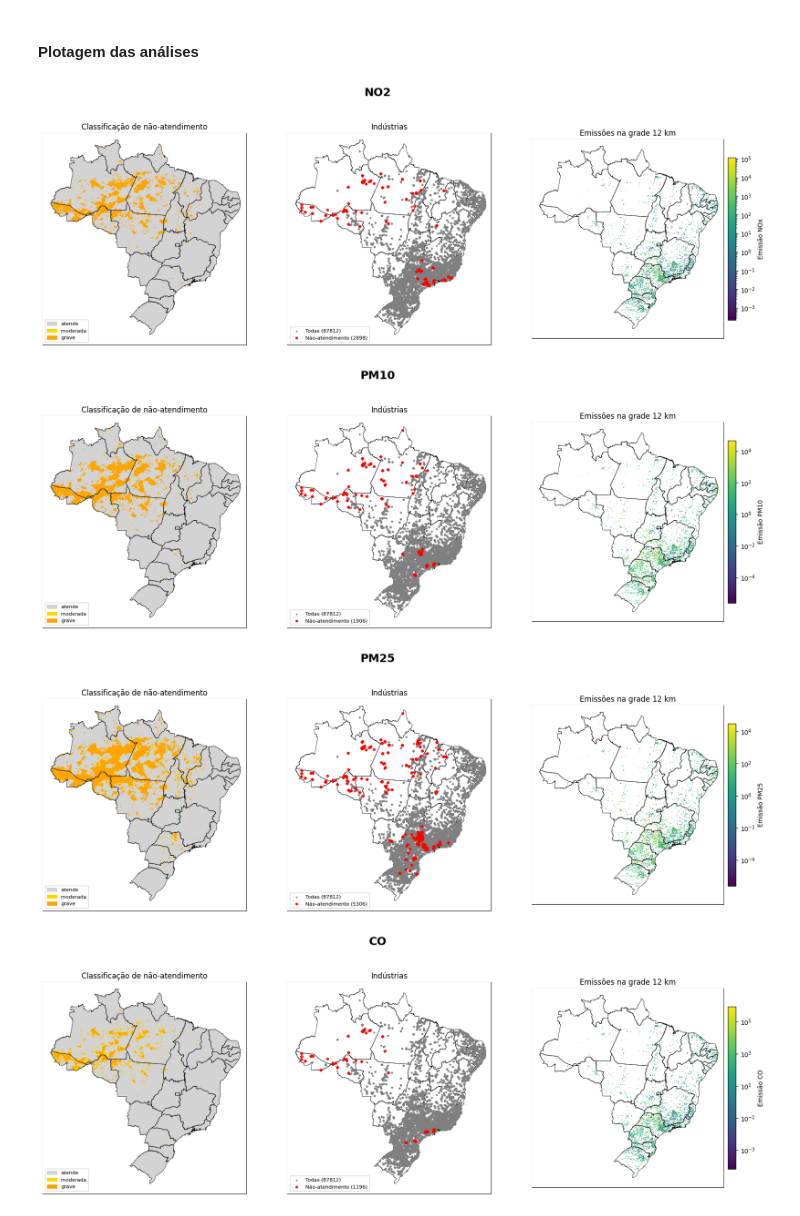
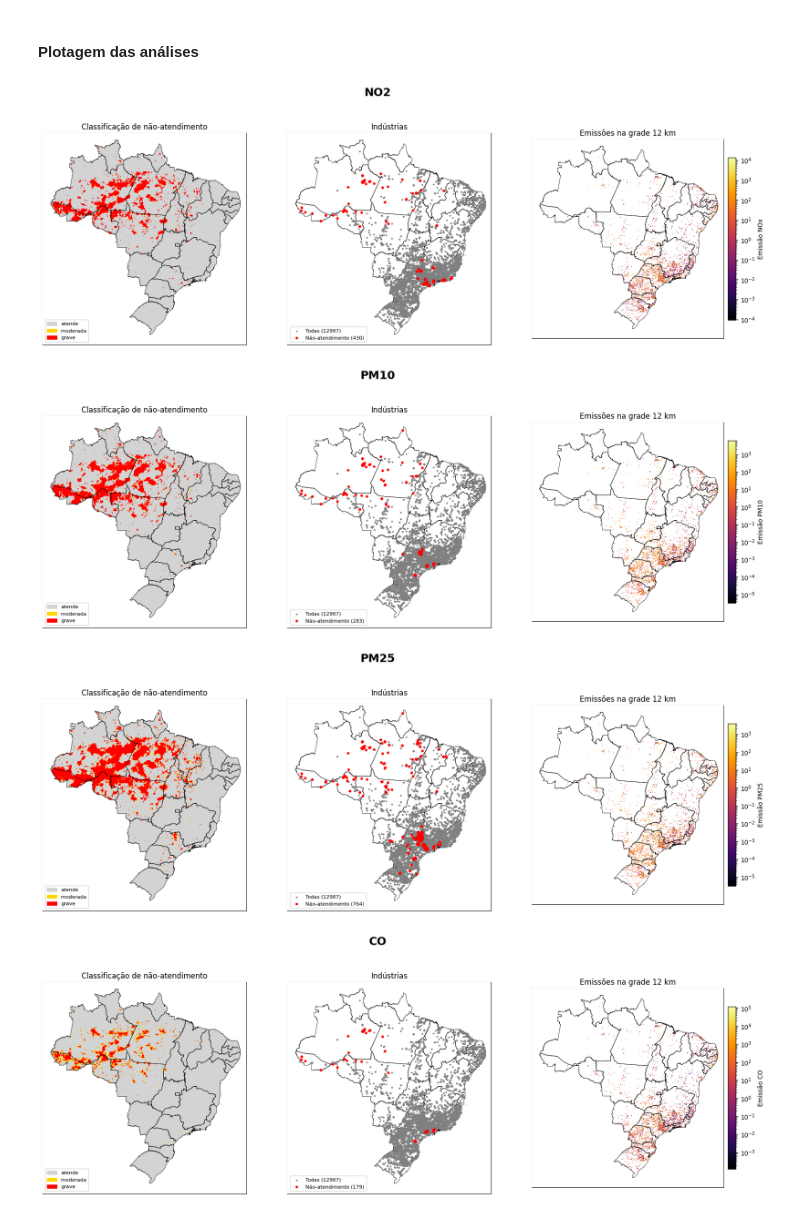
Before and after one commit to gabriellimasclg/Mestrado_GitHub, a Jupyter notebook: 007.2026 - AnaliseInvCMAQ/scripts/main.ipynb, the cells around one changed output. Drawn from its saved outputs; the diff is of its cells as text; code cells hidden in the pictures.

```diff
--- a/007.2026 - AnaliseInvCMAQ/scripts/main.ipynb
+++ b/007.2026 - AnaliseInvCMAQ/scripts/main.ipynb
@@ -94,9 +95,10 @@ Index(['CPF_CNPJ', 'MUNICIPIO', 'Latitude', 'Longitude', 'ESTADO',
 colunas_fab = chaves + poluentes_fab
 colunas_gab = chaves + poluentes_gab
 
-inv = pd.concat([
+inv_total = pd.concat([
     inv_fab[colunas_fab],
     inv_gab[colunas_gab]
 ], ignore_index=True)
 
+inv = inv_total[inv_total['ANO'] == 2023].copy()
 inv
@@ -437,7 +459,7 @@ brasil_4326 = brasil.to_crs('EPSG:4326')
 uni = brasil_4326.union_all()
 caixa = box(xlon.min()-1, ylat.min()-1, xlon.max()+1, ylat.max()+1)
 fora_brasil = caixa.difference(uni)
-rampa = ['lightgray', 'gold', 'orange', 'red', 'darkred', 'purple']
+rampa = ['lightgray', 'gold', 'red', 'darkred', 'purple','black']
 
 caminho_figuras = r'C:\Users\glima\OneDrive\Documentos\Mestrado_GitHub\007.2026 - AnaliseInvCMAQ\figures'
 os.makedirs(caminho_figuras, exist_ok=True)
@@ -488,35 +510,35 @@ for pol in config:
     axes[0].legend(handles=[Patch(color=c, label=n) for c, n in zip(cores, nomes)],
                    loc='lower left', fontsize=8)
     axes[0].set_title('Classificação de não-atendimento')
 
     # painel 2: indústrias
     axes[1].scatter(todas['Longitude'], todas['Latitude'], s=3,  c='gray', zorder=7,
                     label=f'Todas ({len(todas)})')
     axes[1].scatter(viol['Longitude'],  viol['Latitude'],  s=10, c='red',  zorder=8,
                     label=f'Não-atendimento ({len(viol)})')
     axes[1].legend(loc='lower left', fontsize=8)
     axes[1].set_title('Indústrias')
 
     # painel 3: emissões na grade (escala log, pois varia ordens de grandeza)
     if np.isfinite(emiss_plot).any():
-        m = axes[2].pcolormesh(xlon, ylat, emiss_plot, cmap='viridis',
+        m = axes[2].pcolormesh(xlon, ylat, emiss_plot, cmap='inferno',
                                norm=LogNorm(vmin=np.nanmin(emiss_plot), vmax=np.nanmax(emiss_plot)),
                                shading='auto')
         fig.colorbar(m, ax=axes[2], fraction=0.04, pad=0.02, label=f'Emissão {"+".join(cols_e)}')
     axes[2].set_title('Emissões na grade 12 km')
 
     # base do Brasil nos 3 painéis
     for ax in axes:
         gpd.GeoDataFrame(geometry=[fora_brasil], crs='EPSG:4326').plot(ax=ax, color='white', zorder=5)
         brasil_4326.boundary.plot(ax=ax, color='black', linewidth=0.5, zorder=6)
         ax.set_xlim(xlon.min(), xlon.max()); ax.set_ylim(ylat.min(), ylat.max())
         ax.set_xticks([]); ax.set_yticks([])
 
     fig.suptitle(f'{pol}', fontsize=18, fontweight='bold')
     fig.savefig(os.path.join(caminho_figuras, f'mosaico_{pol}.png'), dpi=200, bbox_inches='tight')
     plt.show()
 # %% [output]
-[figure, old version]
+[figure, new version]
-[figure, old version]
+[figure, new version]
-[figure, old version]
+[figure, new version]
-[figure, old version]
+[figure, new version]
```
Also changed, not shown: parts of 25 cells of this notebook.
